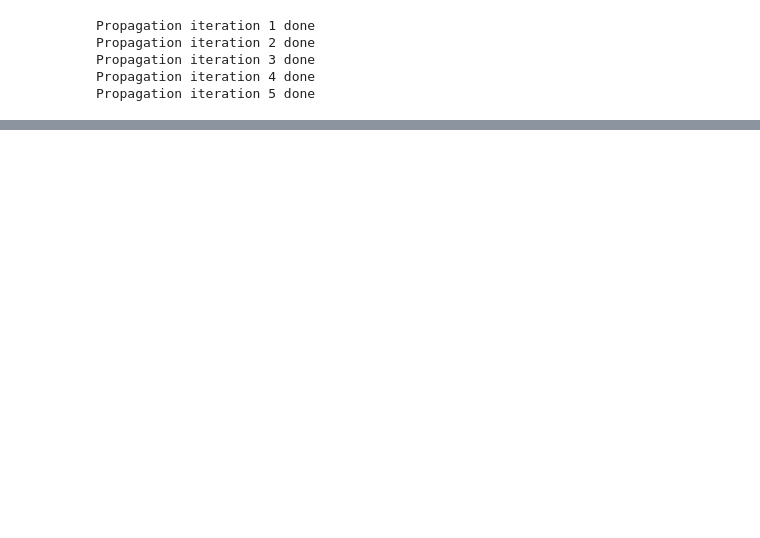
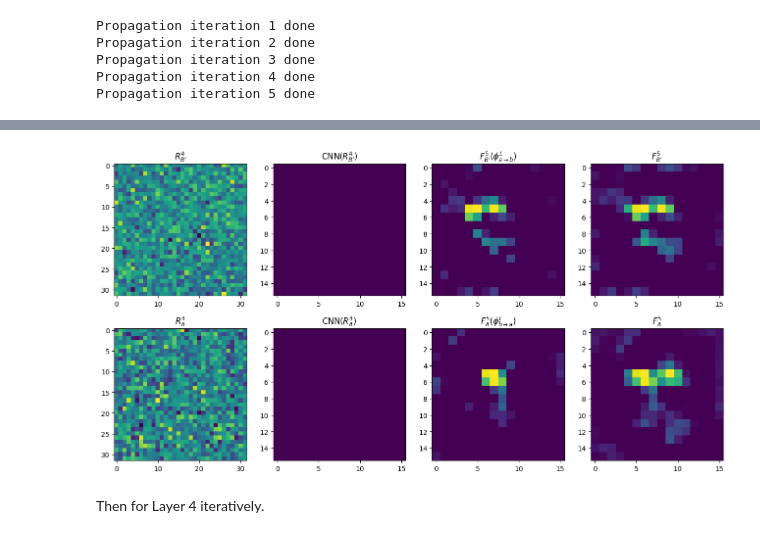
Before and after one commit to JKay15/PKU_CV2024fall, a Jupyter notebook: ImageAnalogy/Deep_Image_Analogy_New.ipynb, the cells around one changed output, grey strips where cells are left out. Saved outputs shown, nothing was run; the diff lists cells and outputs as text; code cells hidden in the pictures; blank space fills up the shorter version.

```diff
--- a/ImageAnalogy/Deep_Image_Analogy_New.ipynb
+++ b/ImageAnalogy/Deep_Image_Analogy_New.ipynb
@@ -302,0 +345,13 @@ plt.imshow(recon_A)
+# %%
+pm5_b2a = PatchMatch(
+    feats_A['r51'], feats_B['r51'], feats_A_['r51'], feats_B_['r51'],
+    patch_size=3
+    )
+pm5_a2b = PatchMatch(
+    feats_B['r51'], feats_A['r51'], feats_B_['r51'], feats_A_['r51'],
+    patch_size=3
+    )
+
+patch_radii = [500,6,6,4,4]
+pm5_b2a.propagate(iters=5, search_radius=patch_radii[4])
+pm5_a2b.propagate(iters=5, search_radius=patch_radii[4])
@@ -302,0 +369,5 @@ plt.imshow(recon_A)
+# %%
+matches5_b2a = pm5_b2a.nnf
+matches5_a2b = pm5_a2b.nnf
+F5_b2a = warp_feature_map(feats_B_['r51'], matches5_b2a)
+F5_a2b = warp_feature_map(feats_A['r51'], matches5_a2b)
@@ -302,0 +410,30 @@ plt.imshow(recon_A)
+# %%
+# visualize the deconvolved feature maps
+plt.figure(figsize=(16, 8))
+plt.subplot(241)
+plt.imshow(r4_B_[0, 0].cpu().numpy())
+plt.title("$R^{4}_{B'}$")
+plt.subplot(242)
+plt.imshow(cnn(r4_B_, start=3)['r51'][0, 0].cpu().detach().numpy())
+plt.title("$\\text{CNN}(R^{4}_{B'})$")
+plt.subplot(243)
+plt.imshow(F5_b2a[0, 0].cpu().numpy())
+plt.title("$F^{5}_{B'}(\phi^L_{a \\rightarrow b})$")
+plt.subplot(244)
+plt.imshow(feats_B_['r51'][0, 0].cpu().numpy())
+plt.title("$F^{5}_{B'}$")
+plt.subplot(245)
+plt.imshow(r4_A[0, 0].cpu().numpy())
+plt.title("$R^{4}_{A}$")
+plt.subplot(246)
+plt.imshow(cnn(r4_A, start=3)['r51'][0, 0].cpu().detach().numpy())
+plt.title("$\\text{CNN}(R^{4}_{A})$")
+plt.subplot(247)
+plt.imshow(F5_a2b[0, 0].cpu().numpy())
+plt.title("$F^{5}_{A}(\phi^L_{b \\rightarrow a})$")
+plt.subplot(248)
+plt.imshow(feats_A['r51'][0, 0].cpu().numpy())
+plt.title("$F^{5}_{A}$")
+plt.show()
+# %% [output]
+[figure, added]
@@ -302,0 +450,2 @@ plt.imshow(recon_A)
+# %% [markdown]
+Then for Layer 4 iteratively.
```
Also changed, not shown: parts of 18 cells of this notebook, 8 other files.
